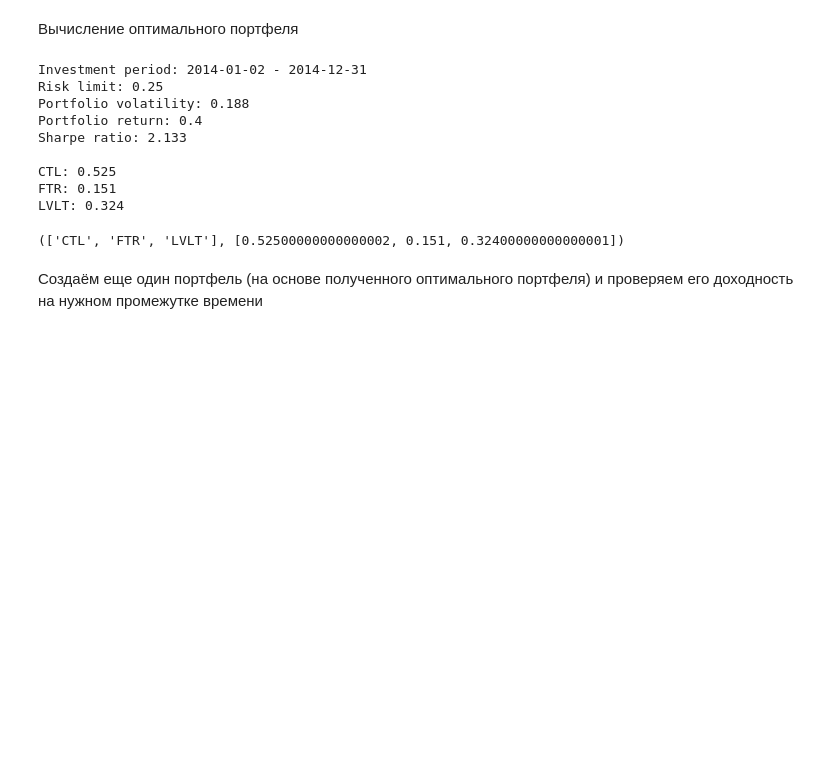
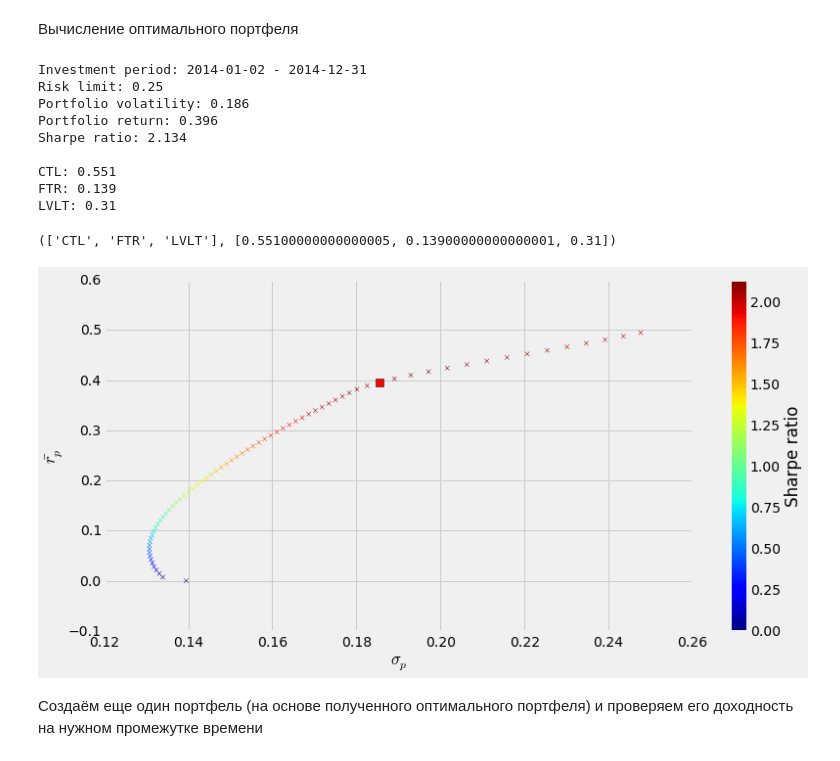
Before and after one commit to mohbadar/thesis, a Jupyter notebook: thesis.ipynb, the cells around one changed output. Cells and saved outputs as stored; diff of their text form; code cells hidden in the pictures; blank space fills up the shorter version.

Commit message:
portfolio.plot()

```diff
--- a/thesis.ipynb
+++ b/thesis.ipynb
@@ -86,7 +86,7 @@ class portfolio:
 
     min_return = 0.0 # minimal return value
     max_return = 0.7 # maximum return value
-    step = 50
+    step = 100
 
     # Constructor
     def __init__(self, _symbols, _start, _end):
@@ -176,7 +176,7 @@ class portfolio:
     #
     def calc(self):
         self.get_effective_set()
-        self.show( self.sharpe() )
+        self.show( self.get_max_sharpe_portfolio() )
 
     #
     def get(self):
@@ -232,7 +232,7 @@ class portfolio:
         #return np.sum(returns.mean() * weights) * num_of_days
 
     # Функция вычисления портфеля с максимальным коэффицентом Шарпа (отношением доходность/волатильность)
-    def sharpe(self):
+    def get_max_sharpe_portfolio(self):
         max_sharpe = 0
         weights = []
         for r, v, w in zip(self.effective_returns, self.effective_volatilities, self.effective_weights):
@@ -248,6 +248,35 @@ class portfolio:
                 self.optimal_weights.append(w.round(3)) # FIXME: shoudn't round value maybe
 
         return weights
+
+    #
+    def get_min_variance_portfolio(self):
+        min_variace = 10
+        min_variance_portfolio = []
+        for v, w in zip(self.effective_volatilities, self.effective_weights):
+            if v < min_variace:
+                min_variace =  v
+                min_variance_portfolio = w
+
+        return min_variance_portfolio
+
+    def plot(self):
+        plt.figure(figsize=(12, 6))
+
+        x_sharpe = self.statistics(self.get_max_sharpe_portfolio())[0]
+        y_sharpe = self.statistics(self.get_max_sharpe_portfolio())[1]
+
+        x_min_vol = self.statistics(self.get_min_variance_portfolio())[0]
+        y_min_vol = self.statistics(self.get_min_variance_portfolio())[1]
+
+        #plt.scatter(feasible_volatilities, feasible_returns, c = feasible_returns / feasible_volatilities, marker='o')
+        plt.scatter(self.effective_volatilities, self.effective_returns, c = self.effective_returns / self.effective_volatilities, marker='x')
+        plt.plot(x_sharpe, y_sharpe, 'rs', markersize=8.0) # portfolio with highest Sharpe ratio
+        plt.plot(x_min_vol, y_min_vol, 'ys', markersize=8.0) # portfolio with highest Sharpe ratio
+
+        plt.colorbar(label='Sharpe ratio')
+        plt.xlabel(r'$\sigma_p$')
+        plt.ylabel(r'$\bar{r_p}$')
 # %% [markdown]
 Максимальный уровень волатильности, допустимый для данного инвестора
 # %%
@@ -297,17 +326,21 @@ p.calc()
 # %% [output]
 Investment period: 2014-01-02 - 2014-12-31
 Risk limit: 0.25
-Portfolio volatility: 0.188
-Portfolio return: 0.4
-Sharpe ratio: 2.133
+Portfolio volatility: 0.186
+Portfolio return: 0.396
+Sharpe ratio: 2.134
 
-CTL: 0.525
-FTR: 0.151
-LVLT: 0.324
+CTL: 0.551
+FTR: 0.139
+LVLT: 0.31
 # %%
 p.get()
 # %% [output]
-(['CTL', 'FTR', 'LVLT'], [0.52500000000000002, 0.151, 0.32400000000000001])
+(['CTL', 'FTR', 'LVLT'], [0.55100000000000005, 0.13900000000000001, 0.31])
+# %%
+p.plot()
+# %% [output]
+[figure, added]
 # %% [markdown]
 Создаём еще один портфель (на основе полученного оптимального портфеля) и проверяем его доходность на нужном промежутке времени
 # %%
```
